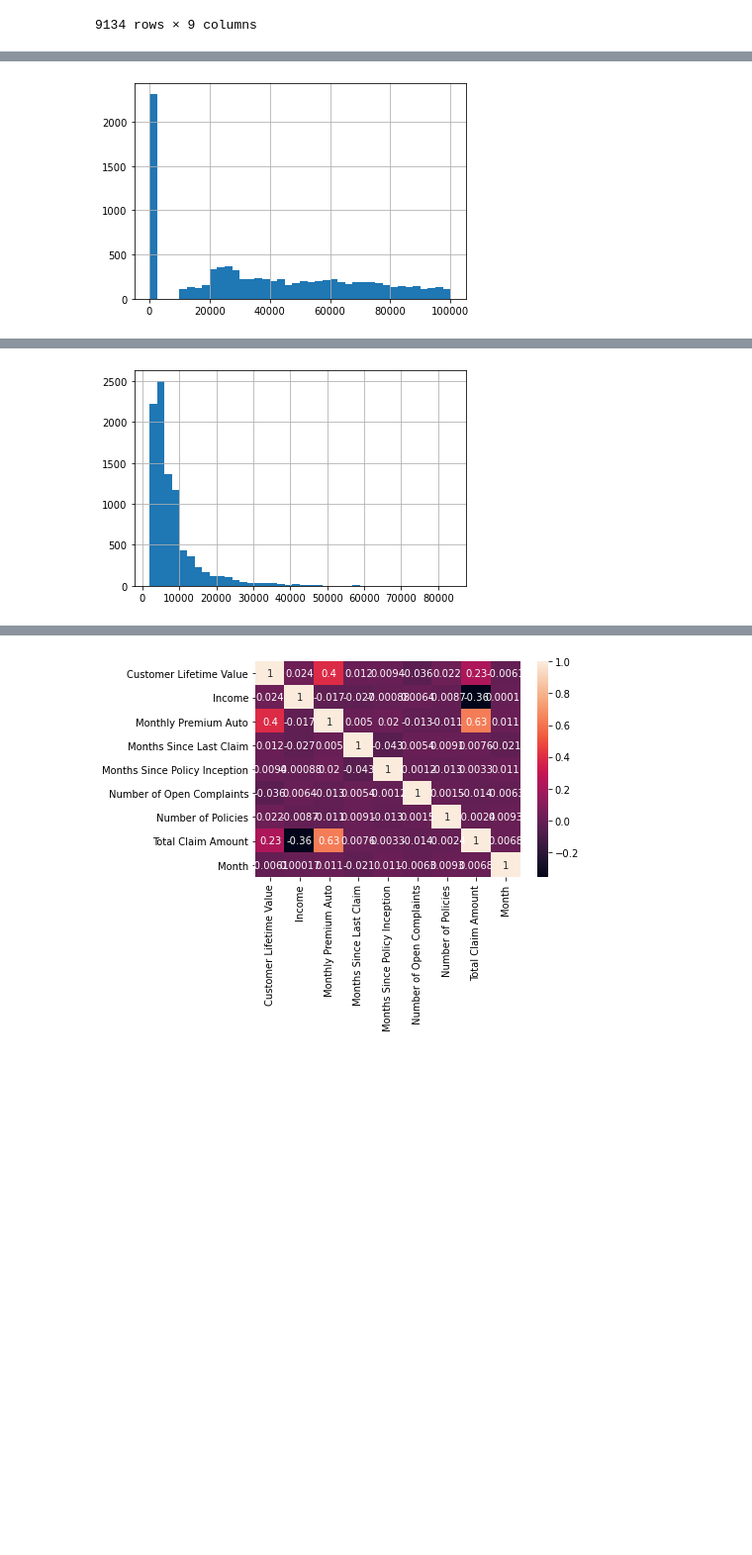
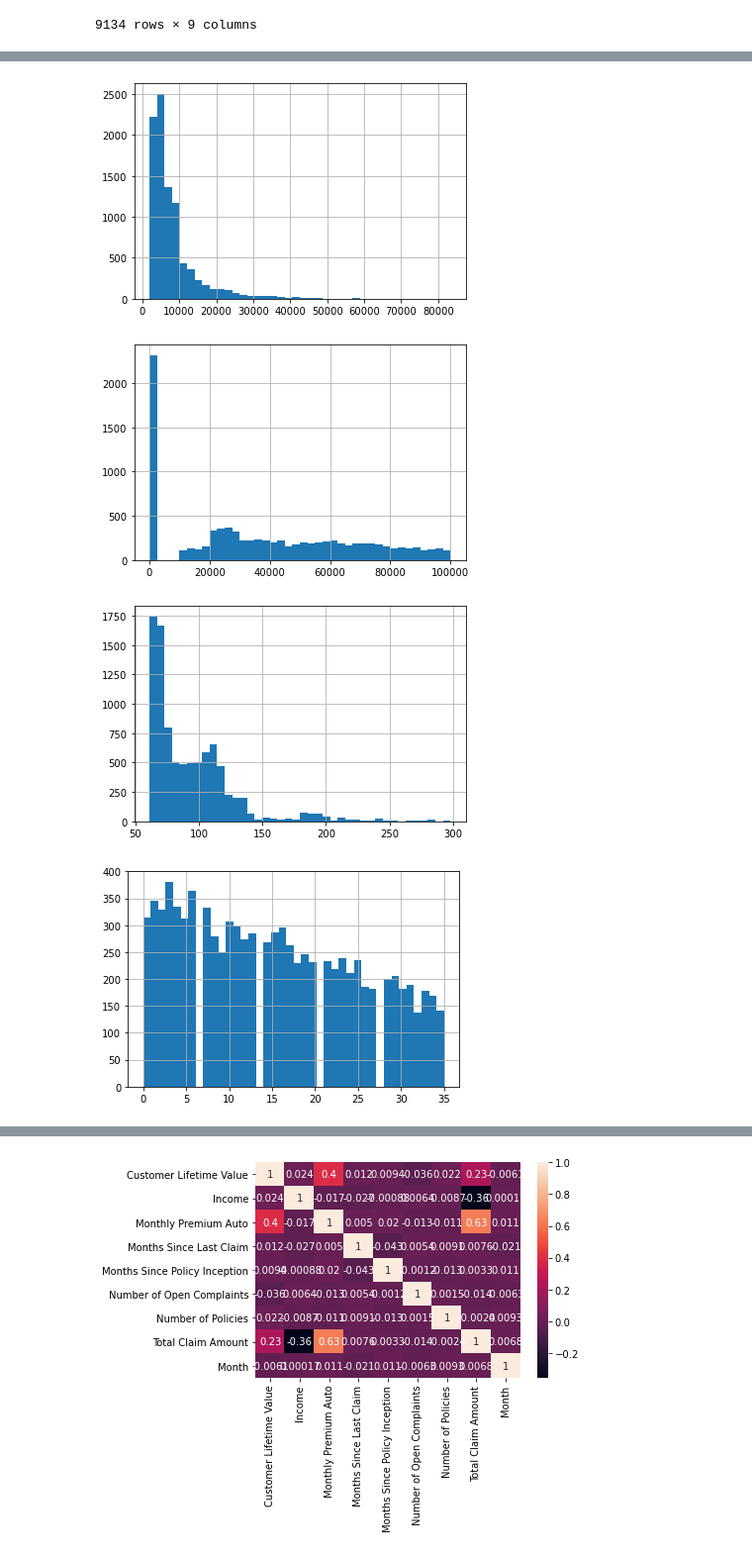
Before and after one commit to Loretolf/lab-customer-analysis-round-2, a Jupyter notebook: 1.04_Customer_Analysis.ipynb, the cells around one changed output, grey strips where cells are left out. Shown at 99% size. Drawn from its saved outputs; the diff is of its cells as text; code cells hidden in the pictures; blank space fills up the shorter version.

```diff
--- a/1.04_Customer_Analysis.ipynb
+++ b/1.04_Customer_Analysis.ipynb
@@ -333,5 +336,9 @@ plt.show()
 # %%
-data_nums['Income'].hist(bins=40)
-plt.show()
+for column in data_nums.columns:
+    data_nums[column].hist(bins=40)
+    plt.show()
 # %% [output]
-[figure, old version]
+[figure, new version]
+[figure, added]
+[figure, added]
+[figure, added]
@@ -338,8 +350,3 @@ plt.show()
-# %%
-data_nums['Customer Lifetime Value'].hist(bins=40)
-plt.show()
-# %% [output]
-[figure, removed]
 # %%
 correlations_matrix = data_nums.corr()
 correlations_matrix
```
Also changed, not shown: parts of 25 cells of this notebook.
